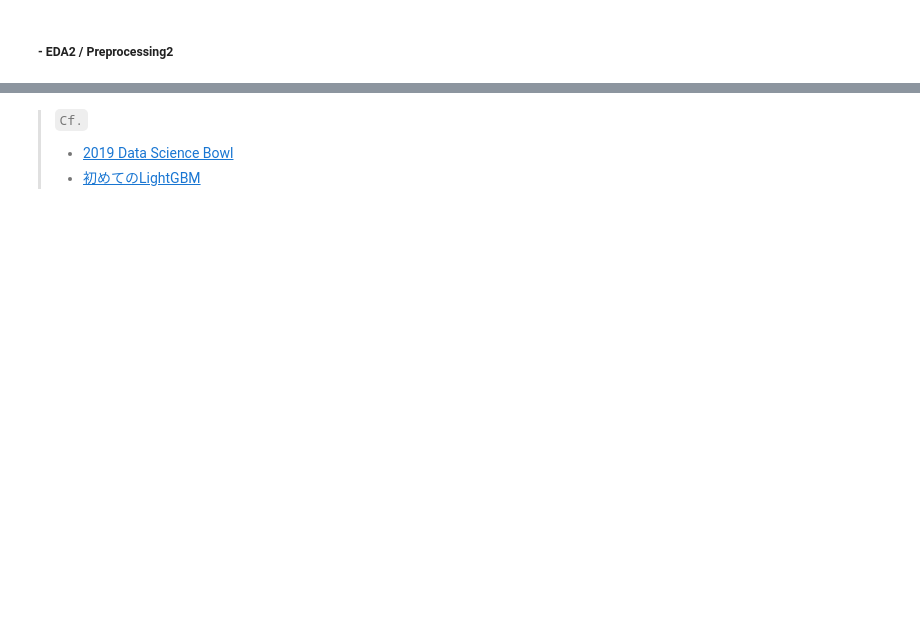
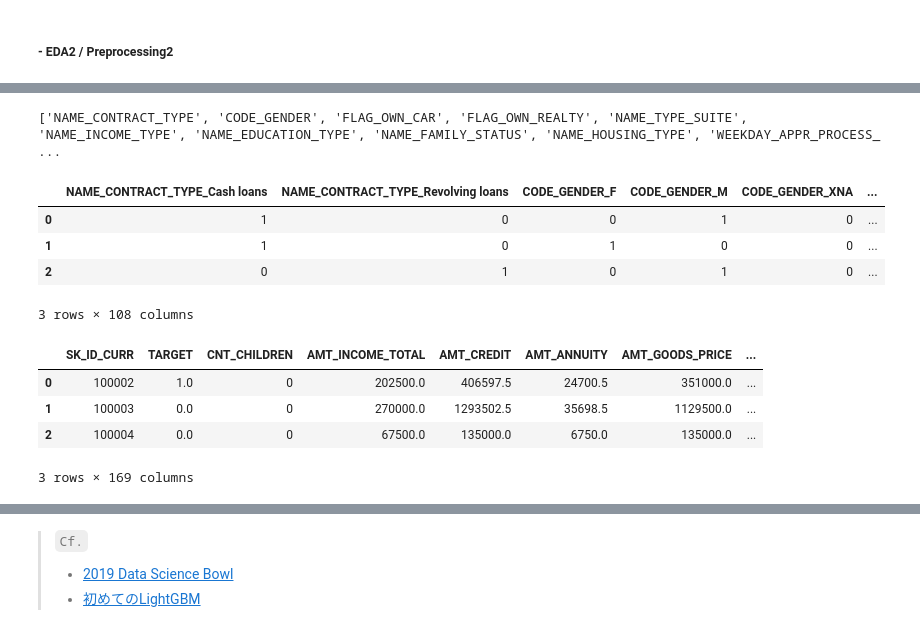
Before and after one commit to GitHiru/ml_dic, a Jupyter notebook: pre_learning/week4/week4_4_homecredit.ipynb, the cells around one changed output, grey strips where cells are left out. Drawn from its saved outputs; the diff is of its cells as text; code cells hidden in the pictures; blank space fills up the shorter version.

Commit message:
(week4) HomeCredit

```diff
--- a/pre_learning/week4/week4_4_homecredit.ipynb
+++ b/pre_learning/week4/week4_4_homecredit.ipynb
@@ -254,7 +406,26 @@ keep_nan = nan[nan["usabilty"]=="Keep"]
 keep_nan
 # %%
 # objリストのカラムを数値化
-
-# リスト作成
 obj_list = df.columns[df.dtypes == "object"].tolist()
 print(obj_list, len(obj_list), type(obj_list))
+
+# 変換したdf作成
+obj_df = pd.get_dummies(df[obj_list])
+display(obj_df.head(3))
+
+#dfとobj_dfを合体
+df = df.drop(obj_list, axis=1) # obj_listのカラム名の列を削除
+df = pd.concat([df, obj_df], axis=1)
+df.head(3)
+# %% [output]
+['NAME_CONTRACT_TYPE', 'CODE_GENDER', 'FLAG_OWN_CAR', 'FLAG_OWN_REALTY', 'NAME_TYPE_SUITE', 'NAME_INCOME_TYPE', 'NAME_EDUCATION_TYPE', 'NAME_FAMILY_STATUS', 'NAME_HOUSING_TYPE', 'WEEKDAY_APPR_PROCESS_ ...
+|  | NAME_CONTRACT_TYPE_Cash loans | NAME_CONTRACT_TYPE_Revolving loans | CODE_GENDER_F | CODE_GENDER_M | CODE_GENDER_XNA | ... |
+| 0 | 1 | 0 | 0 | 1 | 0 | ... |
+| 1 | 1 | 0 | 1 | 0 | 0 | ... |
+| 2 | 0 | 1 | 0 | 1 | 0 | ... |
+3 rows × 108 columns
+|  | SK_ID_CURR | TARGET | CNT_CHILDREN | AMT_INCOME_TOTAL | AMT_CREDIT | AMT_ANNUITY | AMT_GOODS_PRICE | ... |
+| 0 | 100002 | 1.0 | 0 | 202500.0 | 406597.5 | 24700.5 | 351000.0 | ... |
+| 1 | 100003 | 0.0 | 0 | 270000.0 | 1293502.5 | 35698.5 | 1129500.0 | ... |
+| 2 | 100004 | 0.0 | 0 | 67500.0 | 135000.0 | 6750.0 | 135000.0 | ... |
+3 rows × 169 columns
```
Also changed, not shown: parts of 63 cells of this notebook.
